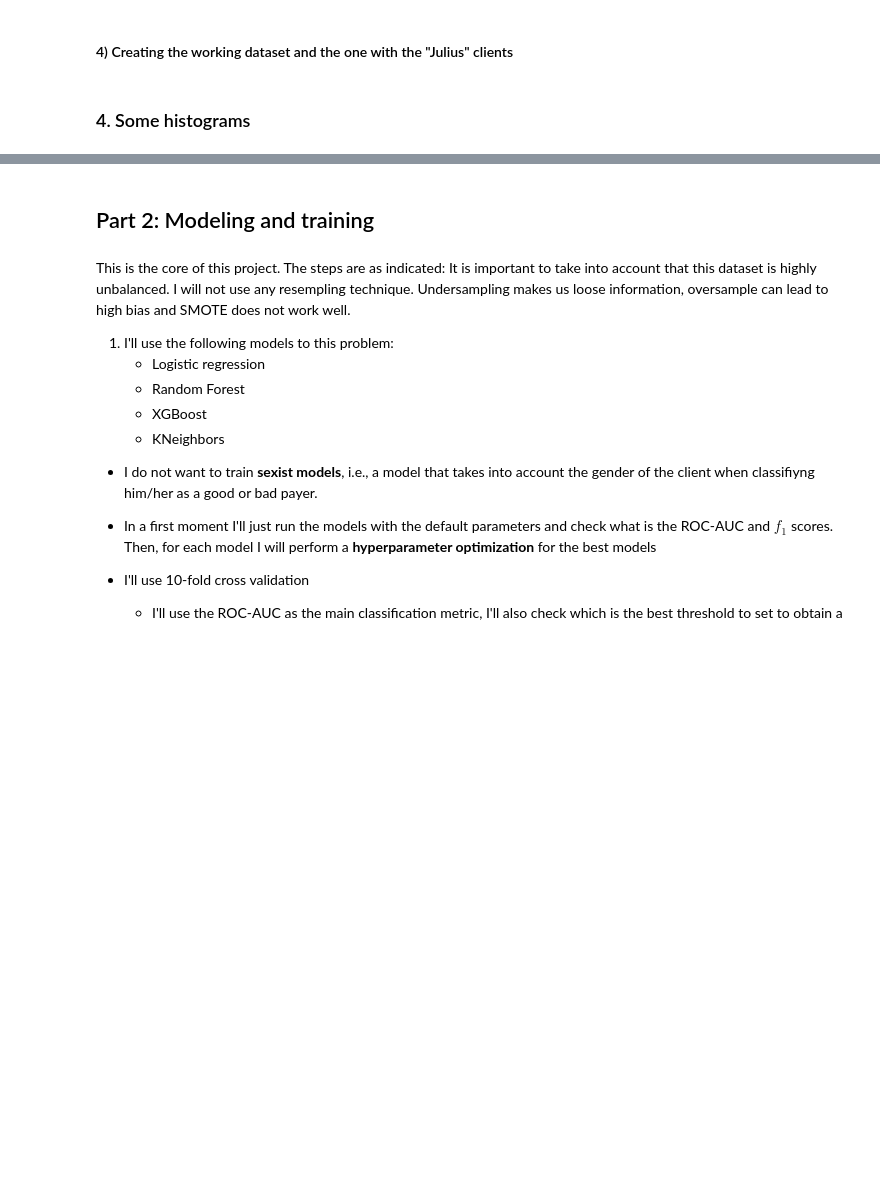
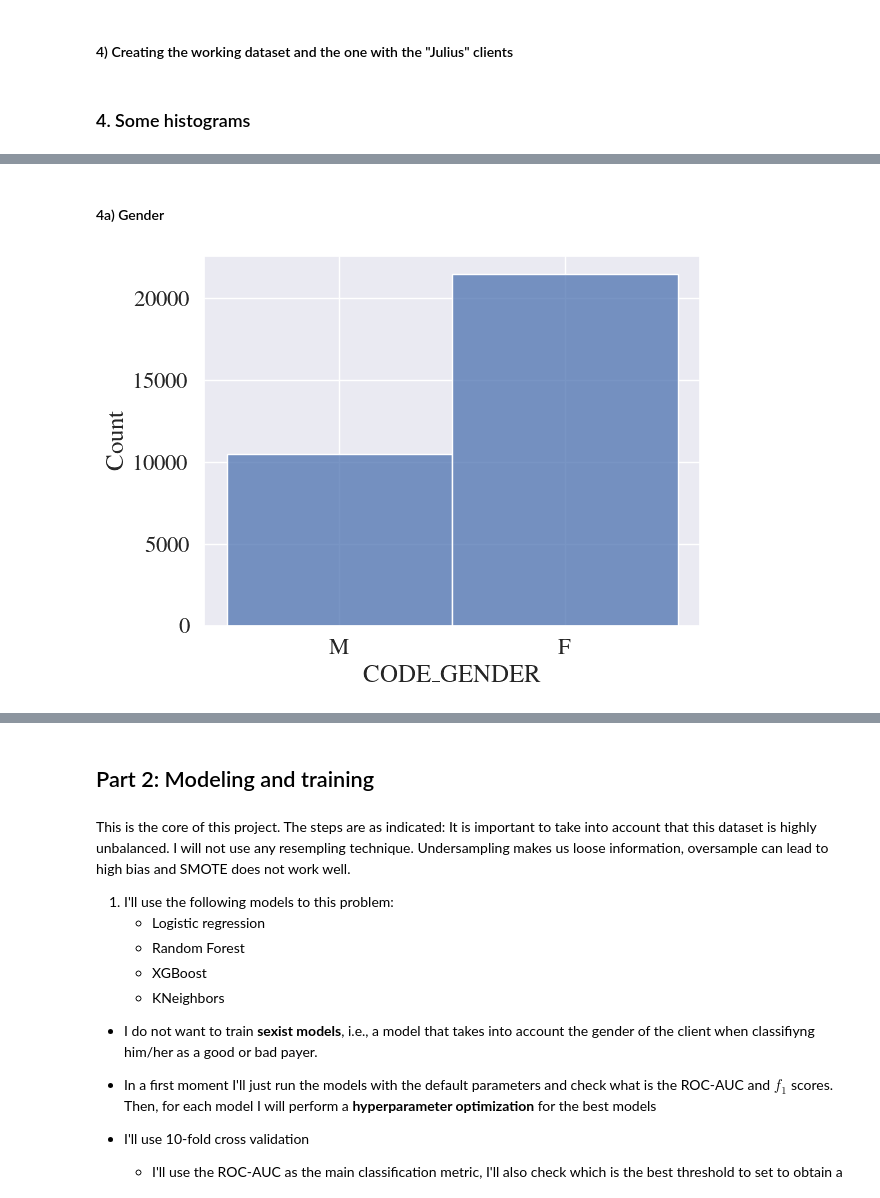
Before and after one commit to BrunoOGoes/DSPortifolio, a Jupyter notebook: P1-Credit card risk analysis/P1-Credit-card-risk-analysis.ipynb, the cells around one changed output, grey strips where cells are left out. Saved outputs shown, nothing was run; the diff lists cells and outputs as text; code cells hidden in the pictures; blank space fills up the shorter version.

```diff
--- a/P1-Credit card risk analysis/P1-Credit-card-risk-analysis.ipynb
+++ b/P1-Credit card risk analysis/P1-Credit-card-risk-analysis.ipynb
@@ -745,0 +756,33 @@ df_juli = df_merged[df_merged['CLIENT_CLASSIFICATION'] == -1] #juli for Julius
+# %%
+def quick_plot_histogram(feature_to_plot):
+    # Plot the distribution of the clients
+    sns.histplot(feature_to_plot)
+    #save_plot('client_classification.pdf')
+    plt.show()
+
+    return None
+
+def plot_feature_distribution(feature_to_plot, figure_size = (30,30), plt_name = None):
+
+    good_clients = df_work.CLIENT_CLASSIFICATION == 0
+    bad_clients = df_work.CLIENT_CLASSIFICATION == 1
+
+    plt.figure(figsize = figure_size)
+    sns.histplot(df_work[feature_to_plot][good_clients], color='purple')
+    sns.histplot(df_work[feature_to_plot][bad_clients], color='red')
+    plt.legend(['Good', 'Bad'], loc = 'upper left')
+    #plt.title(col)
+
+    if plt_name == None:
+        plt.show()
+    else:
+        save_plot(plt_name)
+        plt.show()
+
+    return None
+# %% [markdown]
+#### 4a) Gender
+# %%
+quick_plot_histogram(df_work['CODE_GENDER'])
+# %% [output]
+[figure, added]
```
Also changed, not shown: parts of 64 cells of this notebook, 7 other files.
